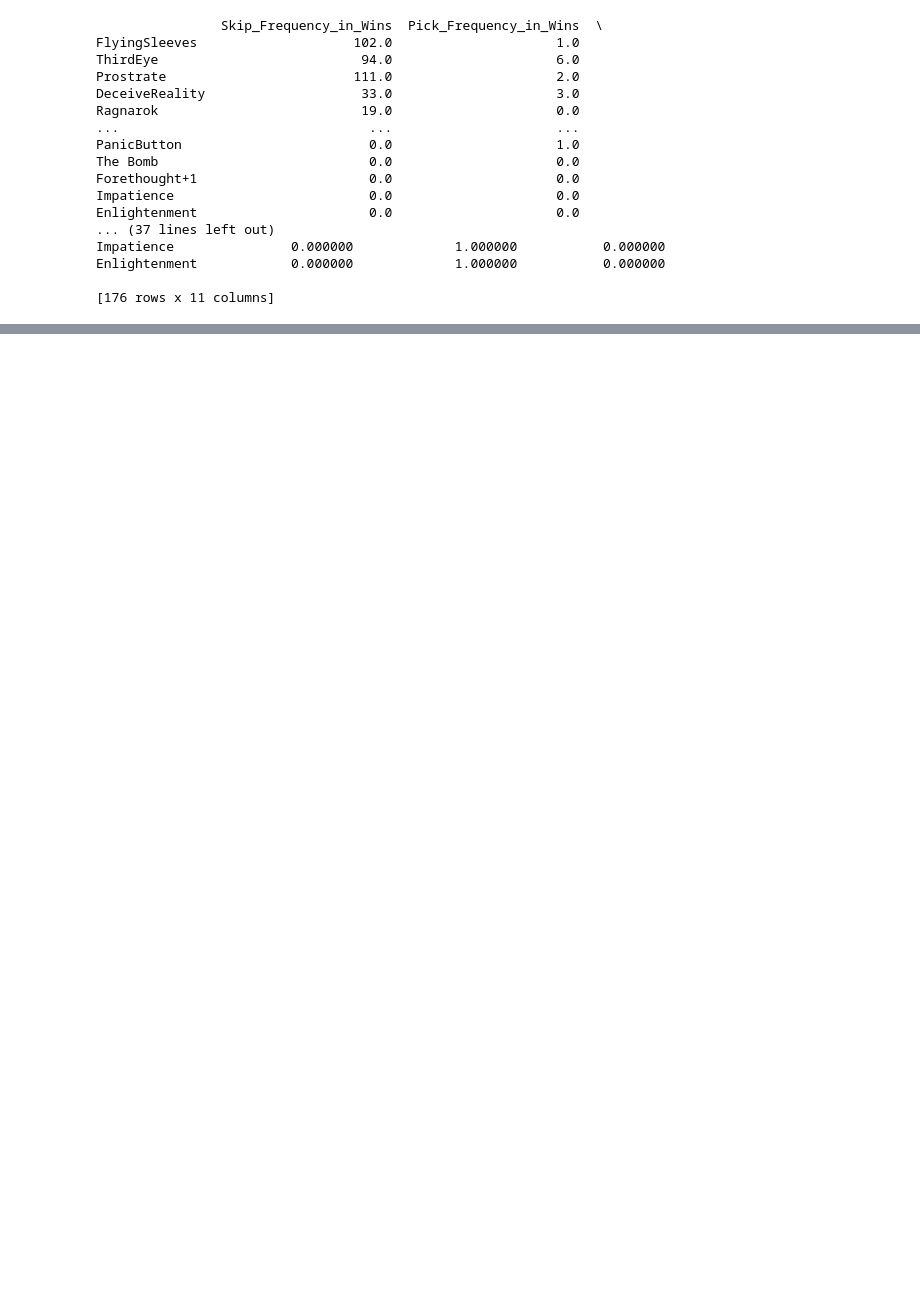
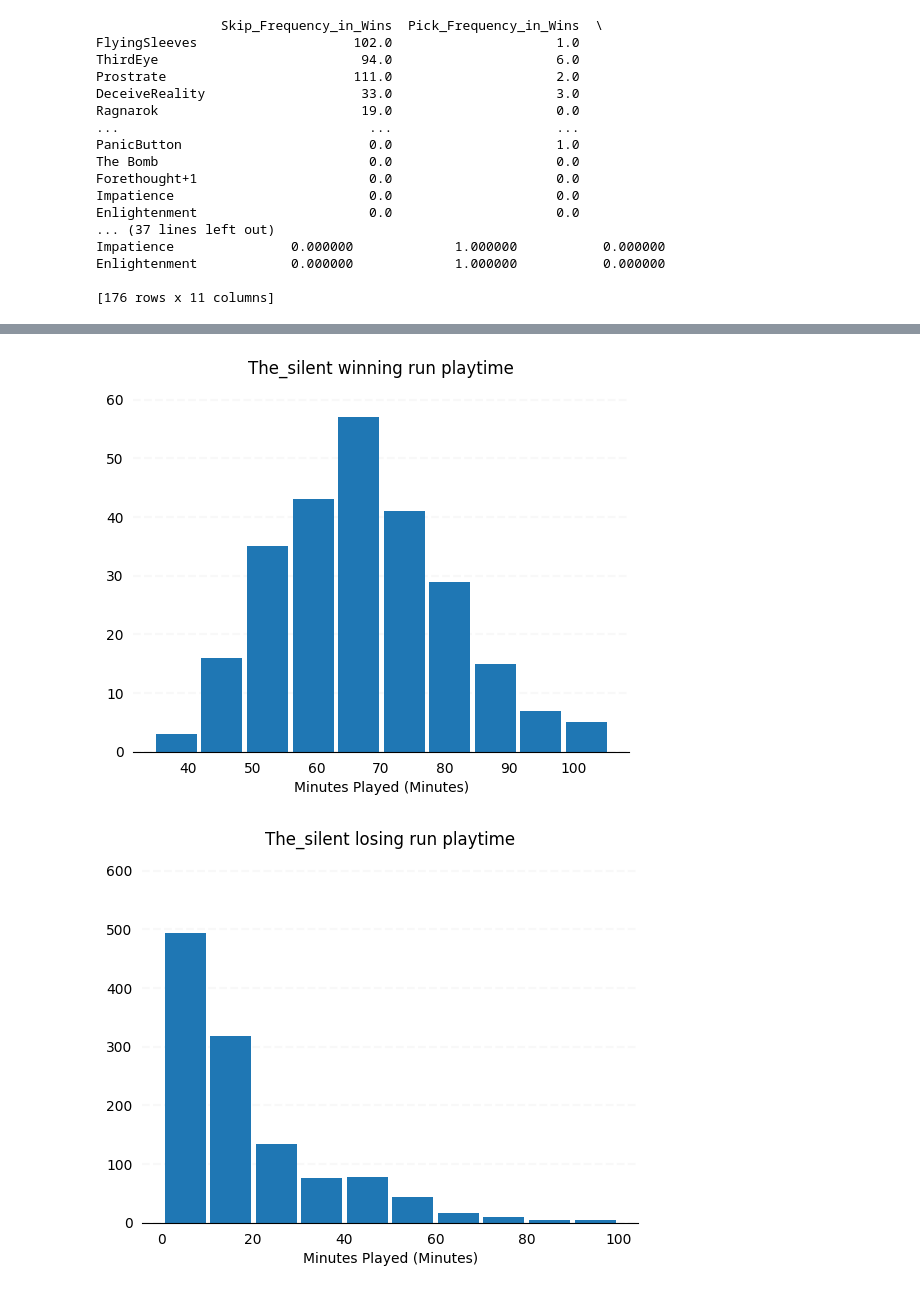
Before and after one commit to yuelongzheng/SlayTheSpire, a Jupyter notebook: Analysis.ipynb, the cells around one changed output, grey strips where cells are left out. Saved outputs shown, nothing was run; the diff lists cells and outputs as text; code cells hidden in the pictures; blank space fills up the shorter version.

```diff
--- a/Analysis.ipynb
+++ b/Analysis.ipynb
@@ -878,0 +930,5 @@ Enlightenment            0.000000             1.000000           0.000000
+# %%
+get_playtime_by_char("THE_SILENT")
+# %% [output]
+[figure, added]
+[figure, added]
```
Also changed, not shown: parts of 49 cells of this notebook.
